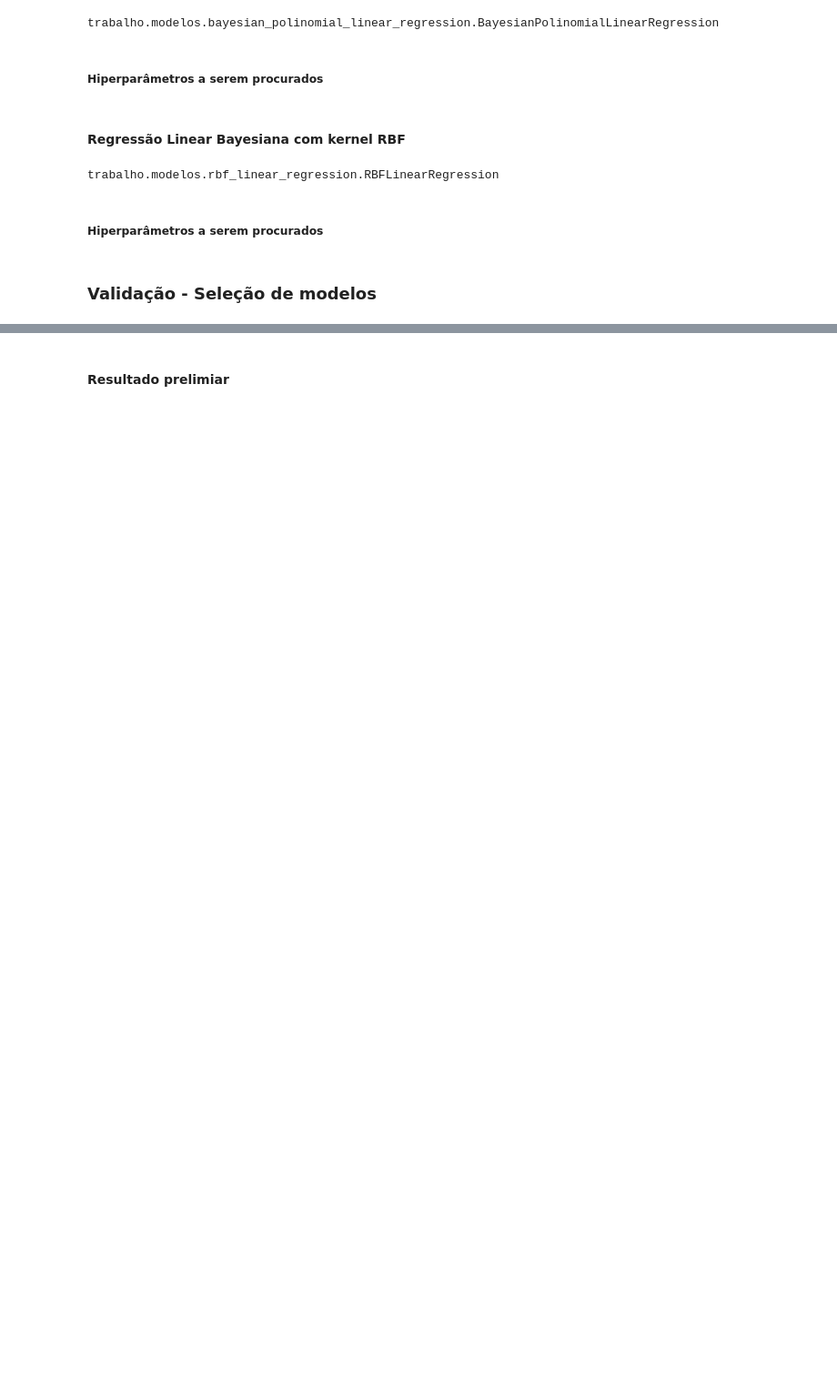
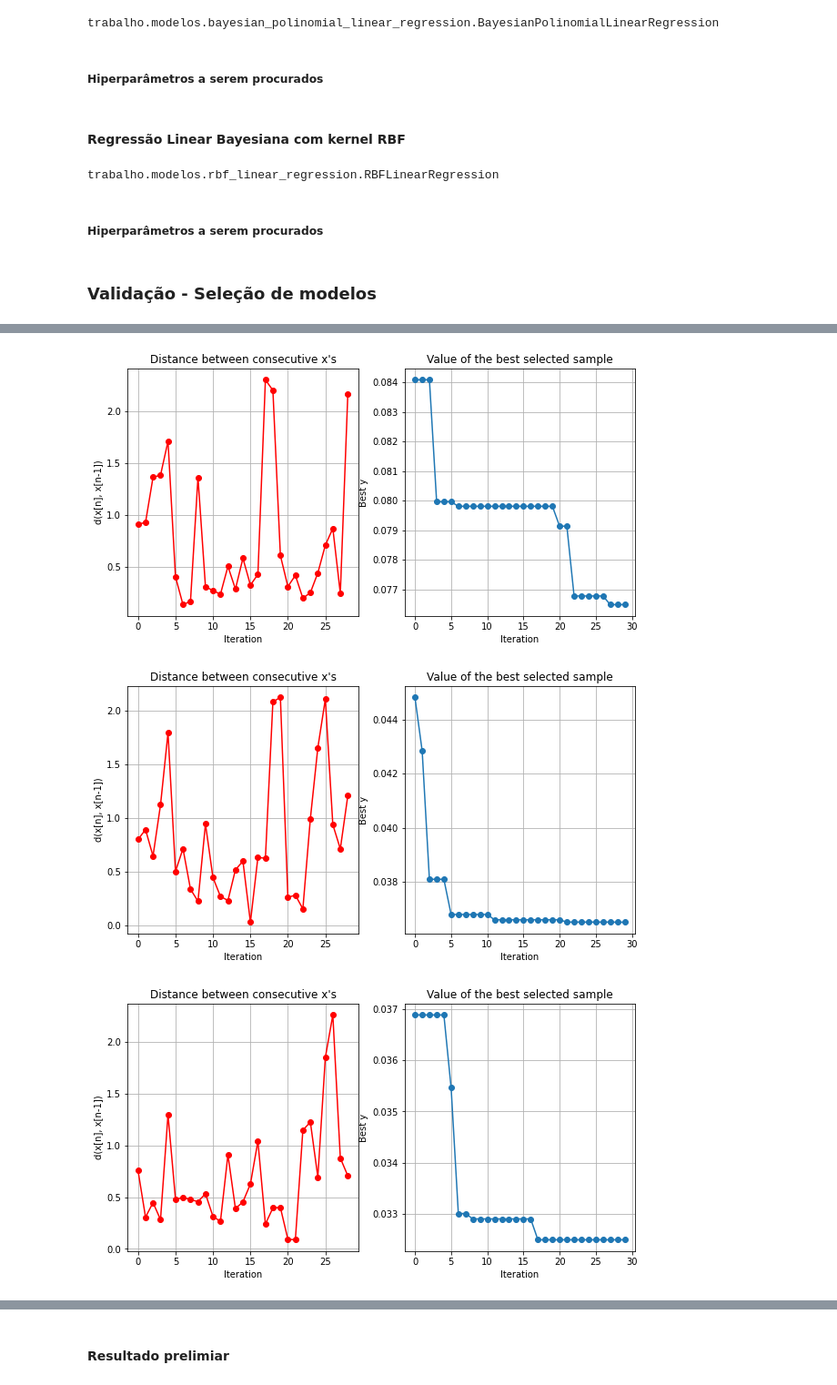
Before and after one commit to JordaoMemoria/topicosTrabalhoFinal, a Jupyter notebook: TreinamentoRegressao.ipynb, the cells around one changed output, grey strips where cells are left out. Shown at 91% size. Saved outputs shown, nothing was run; the diff lists cells and outputs as text; code cells hidden in the pictures; blank space fills up the shorter version.

```diff
--- a/TreinamentoRegressao.ipynb
+++ b/TreinamentoRegressao.ipynb
@@ -480,5 +429,9 @@ if treinar['BayesianPolinomialLinearRegression']:
 # %%
 if treinar['RBFLinearRegression']:
     resultado_parcial = validacao_cruzada(Modelo=RBFLinearRegression, dominio=dominio_regressao_linear_bayesiana_rbf, X=X_train, y=y_train, metrica=metrica)
     relatorio_modelos = pd.concat([relatorio_modelos, resultado_parcial])
-    resultado_parcial.to_csv(f'resultados_parciais/RBFLinearRegression_{metrica}_{fold_externo}.csv')
+    resultado_parcial.to_csv(f'resultados/parciais/RBFLinearRegression_{metrica}_{fold_externo}.csv')
+# %% [output]
+[figure, added]
+[figure, added]
+[figure, added]
```
Also changed, not shown: parts of 11 cells of this notebook, 8 other files.
